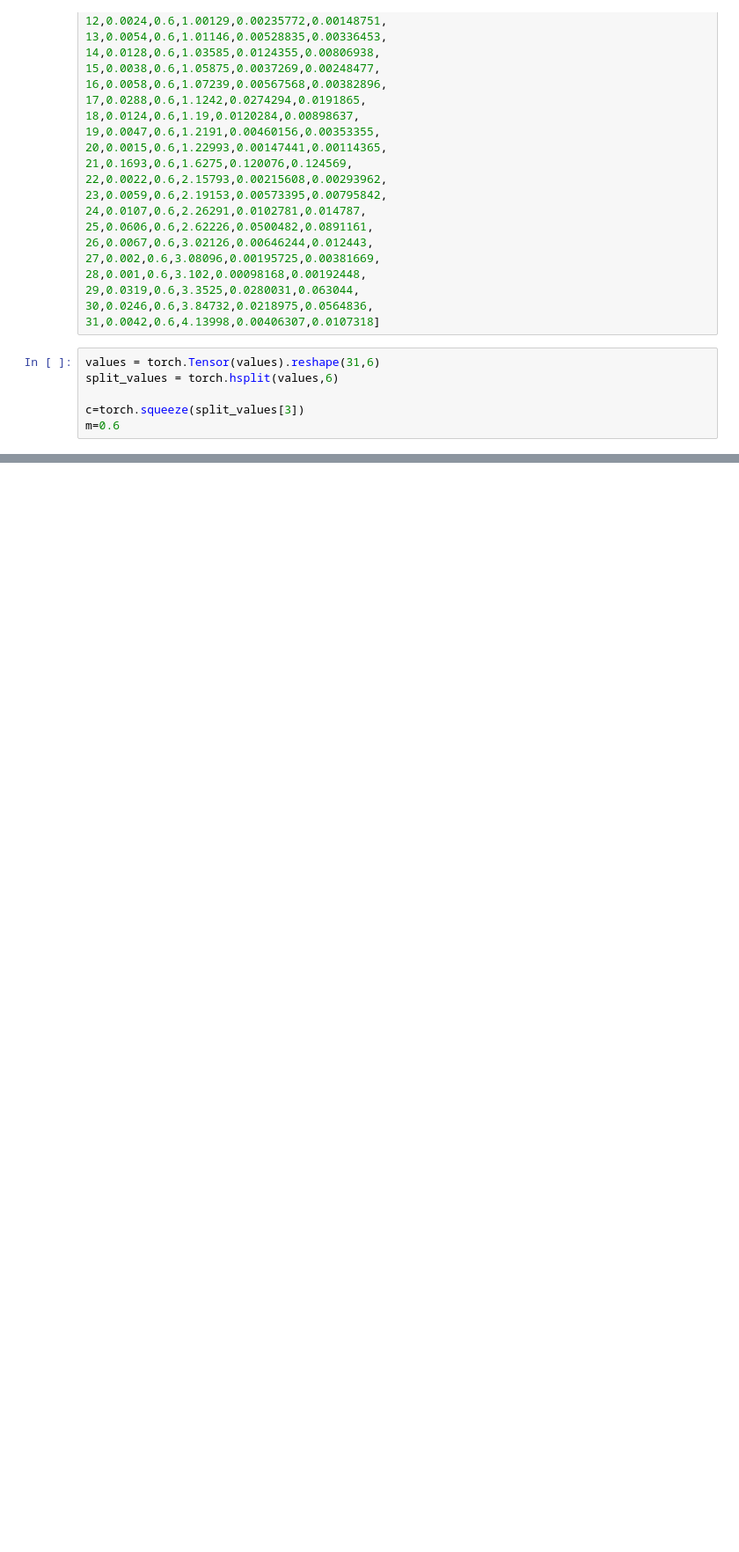
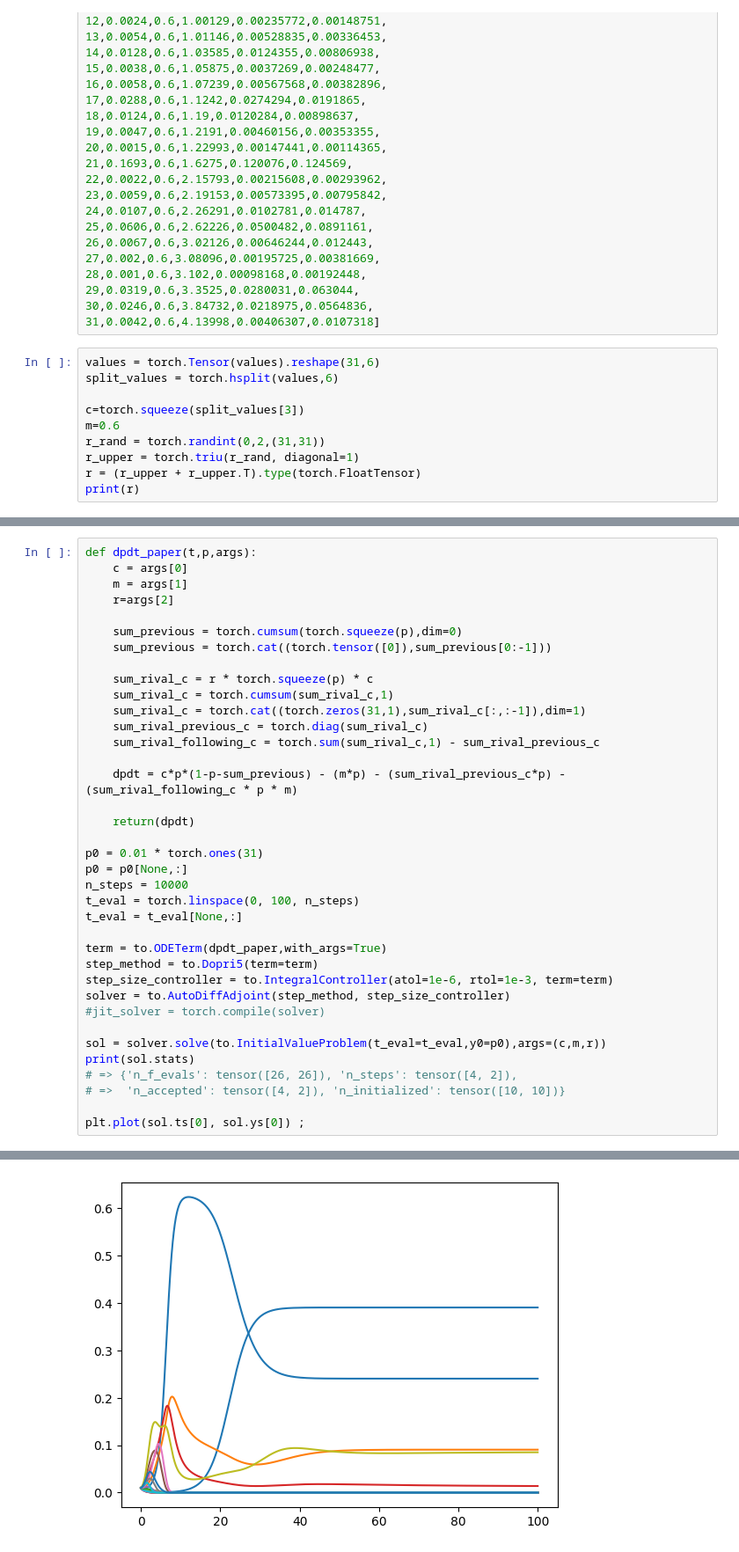
Before and after one commit to jackroedel/GANG-GANG, a Jupyter notebook: GangODE.ipynb, the cells around one changed output, grey strips where cells are left out. Shown at 88% size. Drawn from its saved outputs; the diff is of its cells as text; blank space fills up the shorter version.

Commit message:
added rivalries

```diff
--- a/GangODE.ipynb
+++ b/GangODE.ipynb
@@ -40,3 +40,7 @@ split_values = torch.hsplit(values,6)
 
 c=torch.squeeze(split_values[3])
 m=0.6
+r_rand = torch.randint(0,2,(31,31))
+r_upper = torch.triu(r_rand, diagonal=1)
+r = (r_upper + r_upper.T).type(torch.FloatTensor)
+print(r)
@@ -78,0 +133,38 @@ tensor(0.9239)
+# %%
+def dpdt_paper(t,p,args):
+    c = args[0]
+    m = args[1]
+    r=args[2]
+
+    sum_previous = torch.cumsum(torch.squeeze(p),dim=0)
+    sum_previous = torch.cat((torch.tensor([0]),sum_previous[0:-1]))
+
+    sum_rival_c = r * torch.squeeze(p) * c
+    sum_rival_c = torch.cumsum(sum_rival_c,1)
+    sum_rival_c = torch.cat((torch.zeros(31,1),sum_rival_c[:,:-1]),dim=1)
+    sum_rival_previous_c = torch.diag(sum_rival_c)
+    sum_rival_following_c = torch.sum(sum_rival_c,1) - sum_rival_previous_c
+
+    dpdt = c*p*(1-p-sum_previous) - (m*p) - (sum_rival_previous_c*p) - (sum_rival_following_c * p * m)
+
+    return(dpdt)
+
+p0 = 0.01 * torch.ones(31)
+p0 = p0[None,:]
+n_steps = 10000
+t_eval = torch.linspace(0, 100, n_steps)
+t_eval = t_eval[None,:]
+
+term = to.ODETerm(dpdt_paper,with_args=True)
+step_method = to.Dopri5(term=term)
+step_size_controller = to.IntegralController(atol=1e-6, rtol=1e-3, term=term)
+solver = to.AutoDiffAdjoint(step_method, step_size_controller)
+#jit_solver = torch.compile(solver)
+
+sol = solver.solve(to.InitialValueProblem(t_eval=t_eval,y0=p0),args=(c,m,r))
+print(sol.stats)
+# => {'n_f_evals': tensor([26, 26]), 'n_steps': tensor([4, 2]),
+# =>  'n_accepted': tensor([4, 2]), 'n_initialized': tensor([10, 10])}
+
+plt.plot(sol.ts[0], sol.ys[0]) ;
+# %% [output]
@@ -78,0 +172 @@ tensor(0.9239)
+[figure, added]
```
Also changed, not shown: parts of 5 cells of this notebook.
